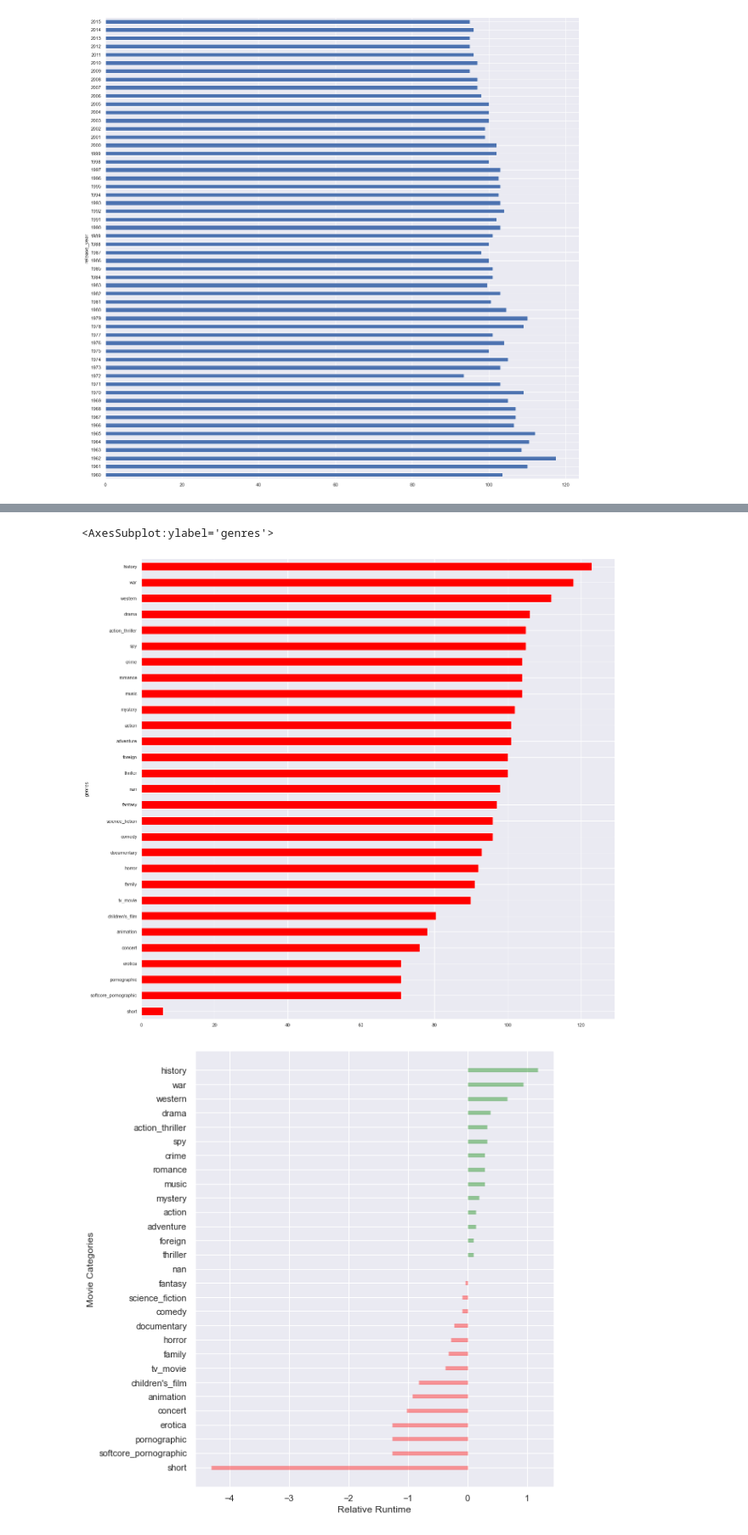
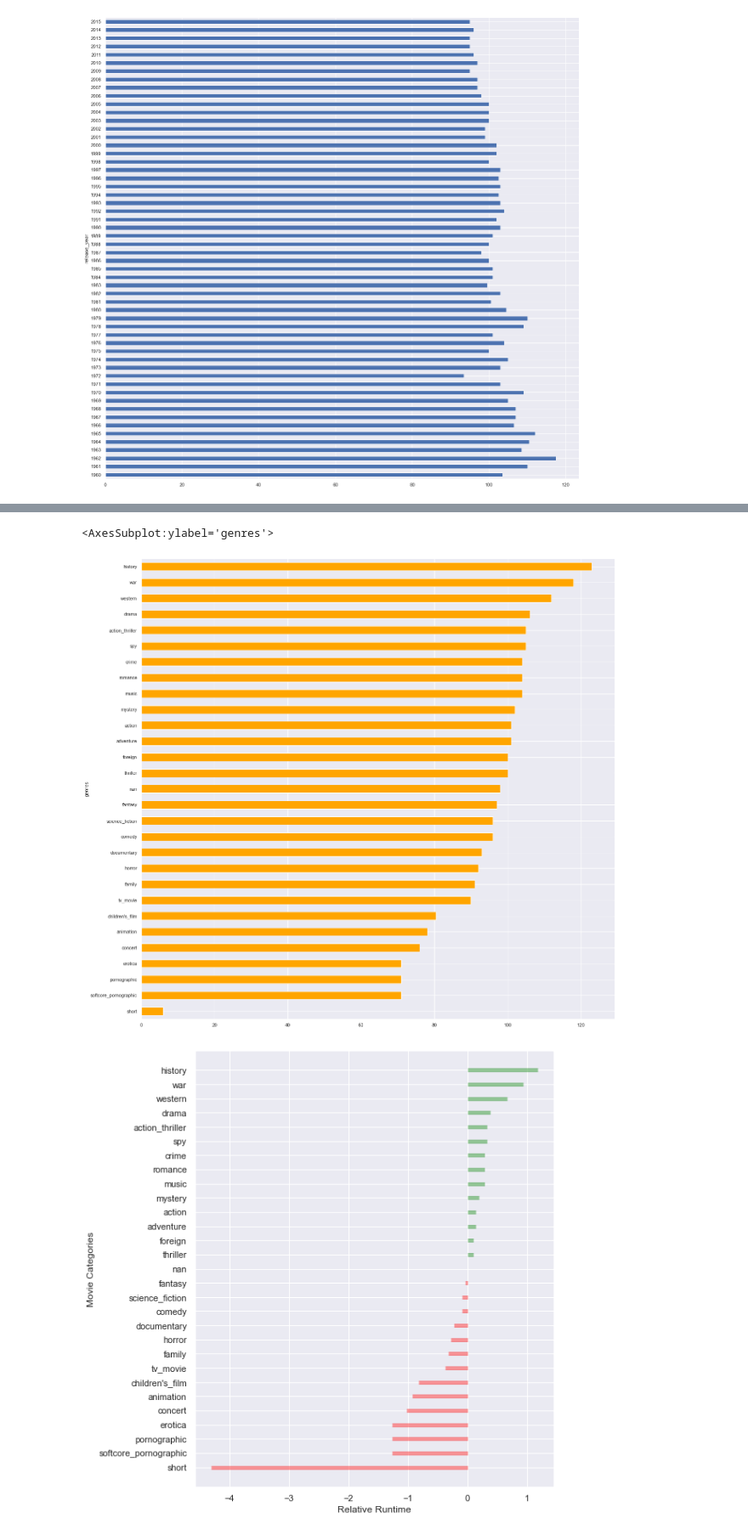
Before and after one commit to DO1795/tmdb_movies_analysis, a Jupyter notebook: Investigating_a_dataset.ipynb, the cells around one changed output, grey strips where cells are left out. Shown at 85% size. Saved outputs shown, nothing was run; the diff lists cells and outputs as text; code cells hidden in the pictures.

```diff
--- a/Investigating_a_dataset.ipynb
+++ b/Investigating_a_dataset.ipynb
@@ -1218,10 +1462,10 @@ history                  123.0
 Name: runtime, dtype: float64
 # %%
 #4.4 Which genres have the longest run times
-df_genres.groupby("genres")["runtime"].median().sort_values().plot.barh(figsize = (20,20), color = 'red')
+df_genres.groupby("genres")["runtime"].median().sort_values().plot.barh(figsize = (20,20), color = 'orange')
 # %% [output]
 <AxesSubplot:ylabel='genres'>
-[figure, old version]
+[figure, new version]
 # %%
 runtime_df = df_genres.groupby(["genres"])[["runtime", "vote_count" ]].median()
 runtime_df.head()
```
Also changed, not shown: parts of 63 cells of this notebook.
